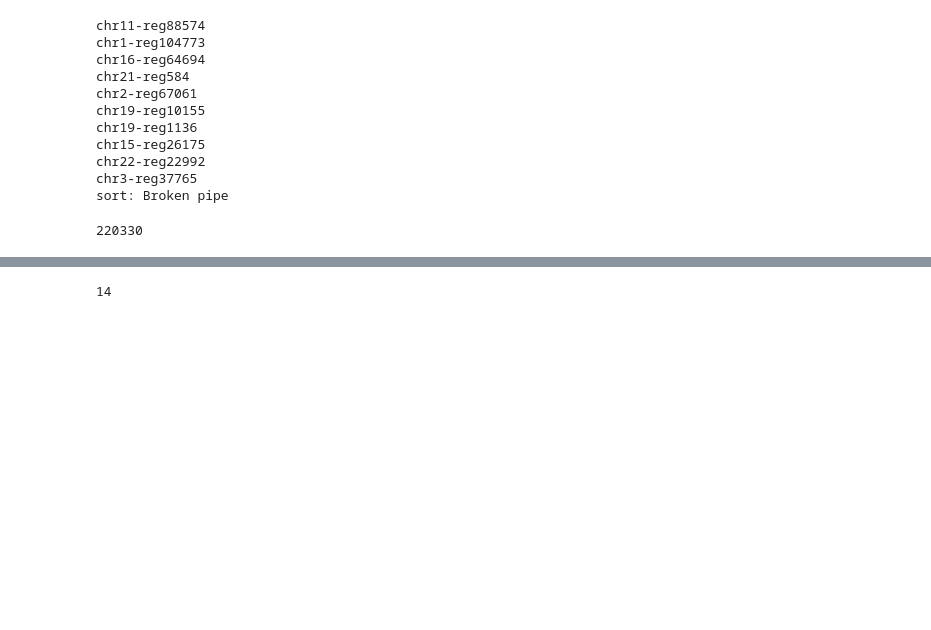
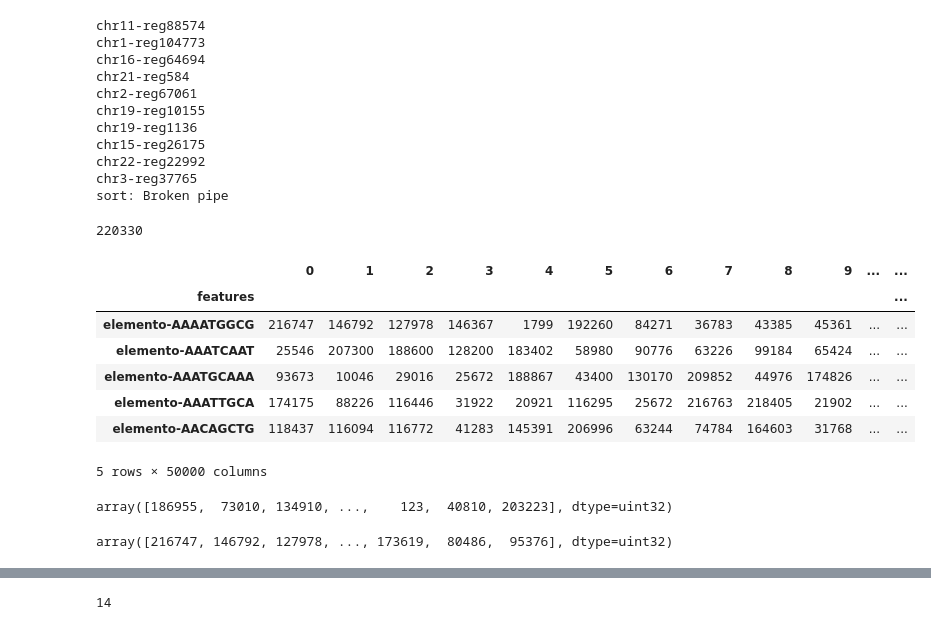
Before and after one commit to aertslab/pySCENIC, a Jupyter notebook: notebooks/pySCENIC - Inverted database.ipynb, the cells around one changed output, grey strips where cells are left out. Cells and saved outputs as stored; diff of their text form; code cells hidden in the pictures; blank space fills up the shorter version.

```diff
--- a/notebooks/pySCENIC - Inverted database.ipynb
+++ b/notebooks/pySCENIC - Inverted database.ipynb
@@ -195,3 +207,14 @@ inv_db = InvertedRankingDatabase(os.path.join(DB_FOLDER, "hg19-regions-220330-9s
 len(inv_db.genes)
 # %% [output]
 220330
+# %%
+inv_db.df.head()
+# %% [output]
+|  | 0 | 1 | 2 | 3 | 4 | 5 | 6 | 7 | 8 | 9 | ... | ... |
+| features |  |  |  |  |  |  |  |  |  |  |  | ... |
+| elemento-AAAATGGCG | 216747 | 146792 | 127978 | 146367 | 1799 | 192260 | 84271 | 36783 | 43385 | 45361 | ... | ... |
+| elemento-AAATCAAT | 25546 | 207300 | 188600 | 128200 | 183402 | 58980 | 90776 | 63226 | 99184 | 65424 | ... | ... |
+| elemento-AAATGCAAA | 93673 | 10046 | 29016 | 25672 | 188867 | 43400 | 130170 | 209852 | 44976 | 174826 | ... | ... |
+| elemento-AAATTGCA | 174175 | 88226 | 116446 | 31922 | 20921 | 116295 | 25672 | 216763 | 218405 | 21902 | ... | ... |
+| elemento-AACAGCTG | 118437 | 116094 | 116772 | 41283 | 145391 | 206996 | 63244 | 74784 | 164603 | 31768 | ... | ... |
+5 rows × 50000 columns
@@ -197,0 +224,8 @@ len(inv_db.genes)
+# %%
+reference_identifiers
+# %% [output]
+array([186955,  73010, 134910, ...,    123,  40810, 203223], dtype=uint32)
+# %%
+ranked_identifiers[0, :]
+# %% [output]
+array([216747, 146792, 127978, ..., 173619,  80486,  95376], dtype=uint32)
```
Also changed, not shown: parts of 11 cells of this notebook, 1 other file.
